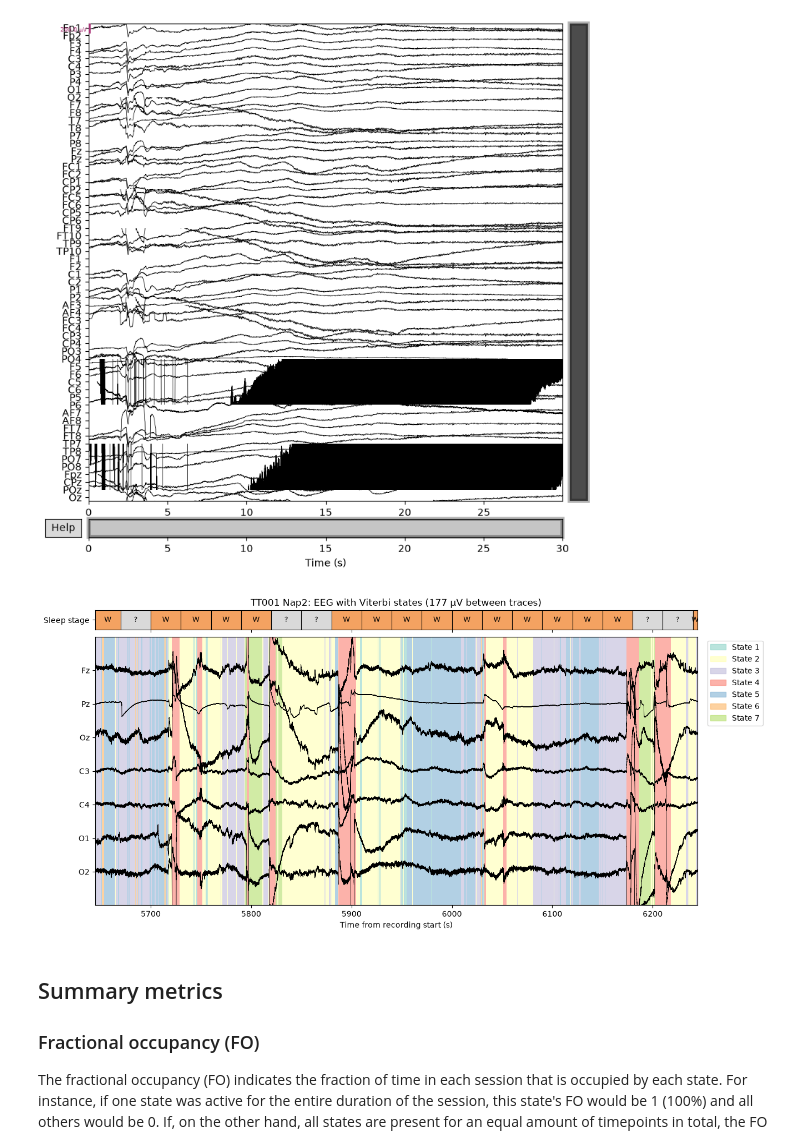
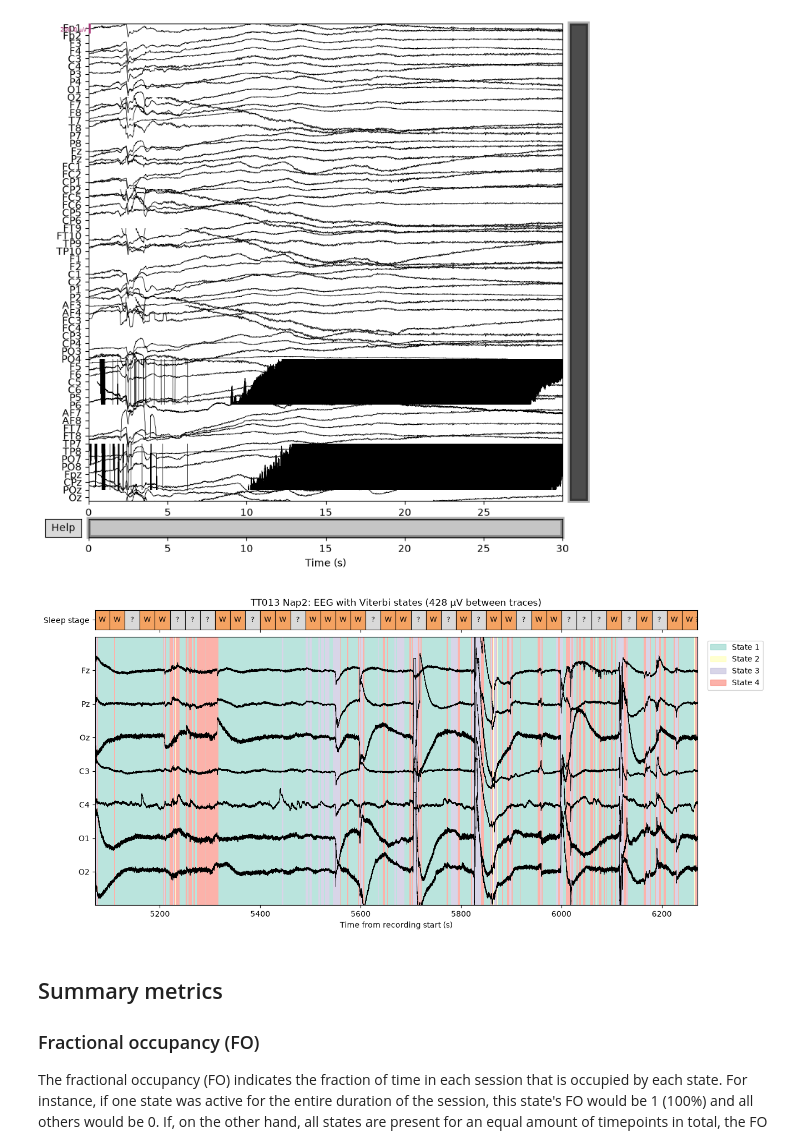
Before and after one commit to EvaFrossard/Penguin_Detection, a Jupyter notebook: GLHMM/ghmm_full_EEG.ipynb, the cells around one changed output. Saved outputs shown, nothing was run; the diff lists cells and outputs as text; code cells hidden in the pictures.

```diff
--- a/GLHMM/ghmm_full_EEG.ipynb
+++ b/GLHMM/ghmm_full_EEG.ipynb
@@ -17,10 +17,11 @@ from pathlib import Path
 from IPython.display import clear_output
 # %%
 # The following parameters can be adjusting according to the accuracy-speed trade-off
-N_STATES = 7
+N_STATES = 4
 NAP_DURATION_MIN = 20 # Keep the first N minutes of each subject's Nap2 (start taken from the task events)
-COVTYPE = 'diag' # 'full' or 'diag'
+COVTYPE = 'full' # 'full' or 'diag'
 PREPROC = True # Whether to apply preprocessing (filtering, downsampling, etc.) to the data
+SLEEP_STAGES = True # Train on slow band-power envelopes (sleep-stage-like states) instead of the raw EEG signal
 # %% [markdown]
 # Load and prepare data
 Each subject in `Full_EEG/preproc/<subject>/<subject>.fif` is one continuous ~2-3h recording (produced by `helpers/preprocessing.py`), not a set of 10s probes. A session here = one subject's full recording.
@@ -218,7 +257,5 @@ Saved Y_prep_full_eeg.npy, indices_prep_full_eeg.npy, sessions_meta_full_eeg.csv
 # %%
 np.random.seed(42)
 hmm = glhmm.glhmm(model_beta='no', K=N_STATES, covtype=COVTYPE)
-if not PREPROC:
-    Y_prep, indices_prep = Y, indices
 Gamma,Xi,FE = hmm.train(X=None, Y=Y_prep, indices=indices_prep)
 # %% [output]
@@ -276,0 +326,14 @@ Plot of the amplitude patterns. It shows the states on the x-axis, each parcel/b
+# %%
+state_FC = np.zeros(shape=(q, q, K))
+for k in range(K):
+    state_FC[:,:,k] = hmm.get_covariance_matrix(k=k) # the state covariance matrices in the shape (no. features, no. features, no. states)
+# %%
+for k in range(K):
+    plt.subplot(2,2,k+1)
+    plt.imshow(state_FC[:,:,k],cmap=cmap)
+    plt.xlabel('Brain region')
+    plt.ylabel('Brain region')
+    plt.colorbar()
+    plt.title("State covariance\nstate #%s" % (k+1))
+plt.subplots_adjust(hspace=0.7, wspace=0.8)
+plt.show()
@@ -347,16 +412,17 @@ For automatic theme detection, "darkdetect" has to be installed! You can install
 # EEG traces of one session with the Viterbi states as background overlay and the sleep scoring on top
 from matplotlib.colors import ListedColormap
 
-SUBJECT = 'TT001'
+SUBJECT = 'TT013'
 PLOT_CHANNELS = ['Fz', 'Cz', 'Pz', 'Oz', 'C3', 'C4', 'O1', 'O2']  # missing ones are skipped
-START_S, DUR_S = 600, 600  # window to plot, in seconds from the Nap2 start
+START_S, DUR_S = 0, 1200  # window to plot, in seconds from the Nap2 start
 STAGE_COLORS = {'W': '#f4a261', '1': '#8ecae6', '2': '#219ebc'}
 
 s = sessions_meta.index[sessions_meta.subject == SUBJECT][0]
 t0, t1 = START_S * fs, (START_S + DUR_S) * fs
 eeg = Y[indices[s, 0]:indices[s, 1]][t0:t1]  # microvolts
-states = vpath[indices_prep[s, 0]:indices_prep[s, 1]][t0:t1].argmax(axis=1)
-t = sessions_meta.crop_start_s[s] + START_S + np.arange(len(states)) / fs  # absolute time in the recording
+# vpath is sampled at fs_prep, which differs from the EEG rate when training on band-power envelopes
+states = vpath[indices_prep[s, 0]:indices_prep[s, 1]][int(START_S * fs_prep):int((START_S + DUR_S) * fs_prep)].argmax(axis=1)
+t = sessions_meta.crop_start_s[s] + START_S + np.arange(len(eeg)) / fs  # absolute time in the recording
 
 chans = [c for c in PLOT_CHANNELS if c in ch_names] or ch_names[:8]
 spacing = 4 * np.median([eeg[:, ch_names.index(c)].std() for c in chans])
@@ -366,34 +432,34 @@ fig, (ax_hyp, ax) = plt.subplots(2, 1, sharex=True, figsize=(14, 0.7 * len(chans
                                  gridspec_kw={'height_ratios': [1, 2 * len(chans)], 'hspace': 0.05})
 
 # Sleep scoring: one bar per 30-s epoch, grey where the epoch has no scored event
 stages = sleep_stages.get(SUBJECT, {})
 for ep in range(int(t[0] // EPOCH_S), int(t[-1] // EPOCH_S) + 1):
     stage = stages.get(ep)
     x0, x1 = max(ep * EPOCH_S, t[0]), min((ep + 1) * EPOCH_S, t[-1])
     ax_hyp.axvspan(x0, x1, color=STAGE_COLORS.get(stage, '0.85'))
     ax_hyp.text((x0 + x1) / 2, 0.5, {'1': 'N1', '2': 'N2'}.get(stage, stage or '?'),
                 ha='center', va='center', fontsize=9, clip_on=True)
     ax_hyp.axvline(ep * EPOCH_S, color='k', lw=0.8)
 ax_hyp.set_yticks([0.5], ['Sleep stage'])
 ax_hyp.set_ylim(0, 1)
 ax_hyp.set_title(f'{SUBJECT} Nap2: EEG with Viterbi states ({spacing:.0f} µV between traces)')
 
 ax.imshow(states[None, :], aspect='auto', interpolation='nearest', alpha=0.6,
           cmap=ListedColormap(colors), vmin=-0.5, vmax=K - 0.5,
           extent=[t[0], t[-1], -spacing, spacing * len(chans)])
 for i, c in enumerate(chans):
     offset = spacing * (len(chans) - 1 - i)
     x = eeg[:, ch_names.index(c)]
     ax.plot(t, x - x.mean() + offset, color='k', lw=0.6)
 ax.set_yticks([spacing * (len(chans) - 1 - i) for i in range(len(chans))], chans)
 ax.set_ylim(-spacing, spacing * len(chans))
 ax.set_xlim(t[0], t[-1])
 ax.set_xlabel('Time from recording start (s)')
 ax.legend(handles=[plt.Rectangle((0, 0), 1, 1, color=c, alpha=0.6) for c in colors],
           labels=[f'State {k + 1}' for k in range(K)], bbox_to_anchor=(1.01, 1), loc='upper left')
 plt.show()
 # %% [output]
-[figure, old version]
+[figure, new version]
 # %% [markdown]
 ## Summary metrics
 ### Fractional occupancy (FO)
```
Also changed, not shown: parts of 14 cells of this notebook.
